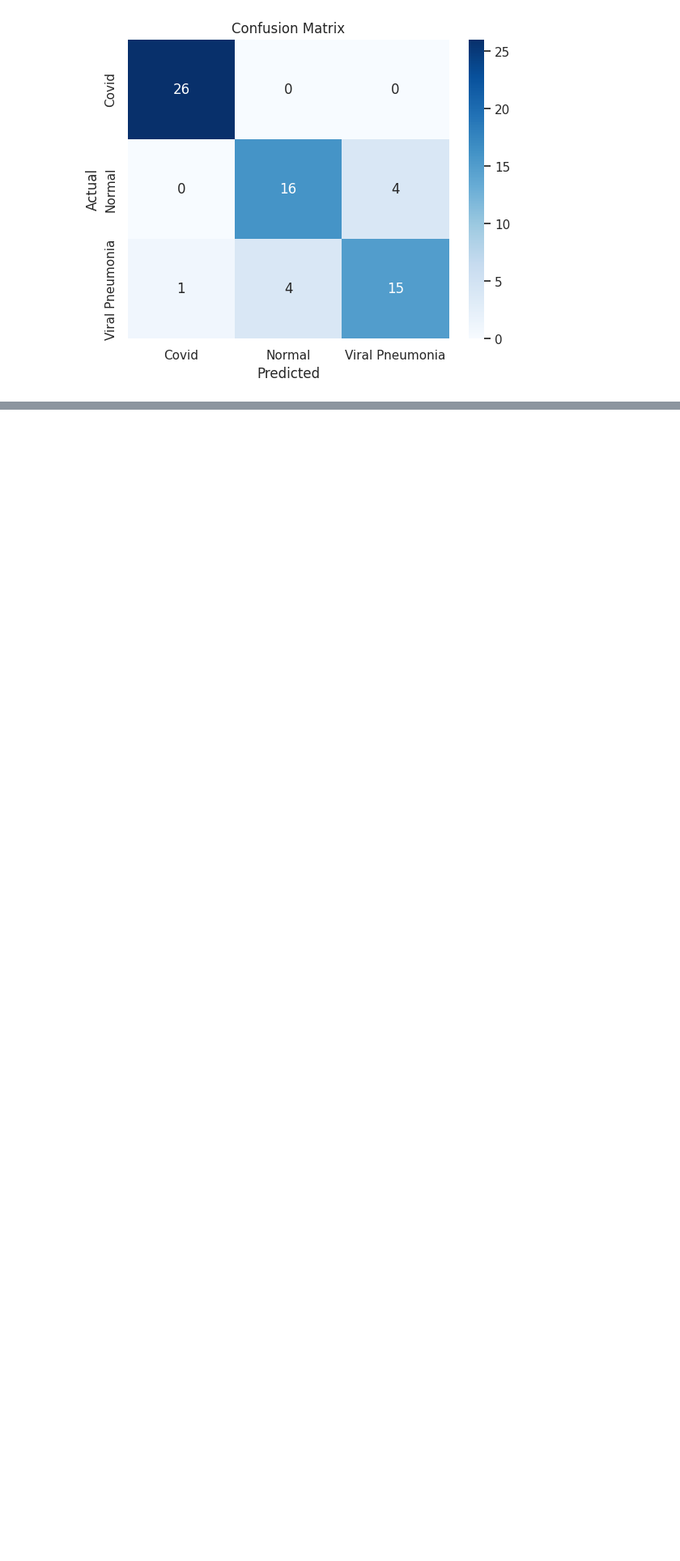
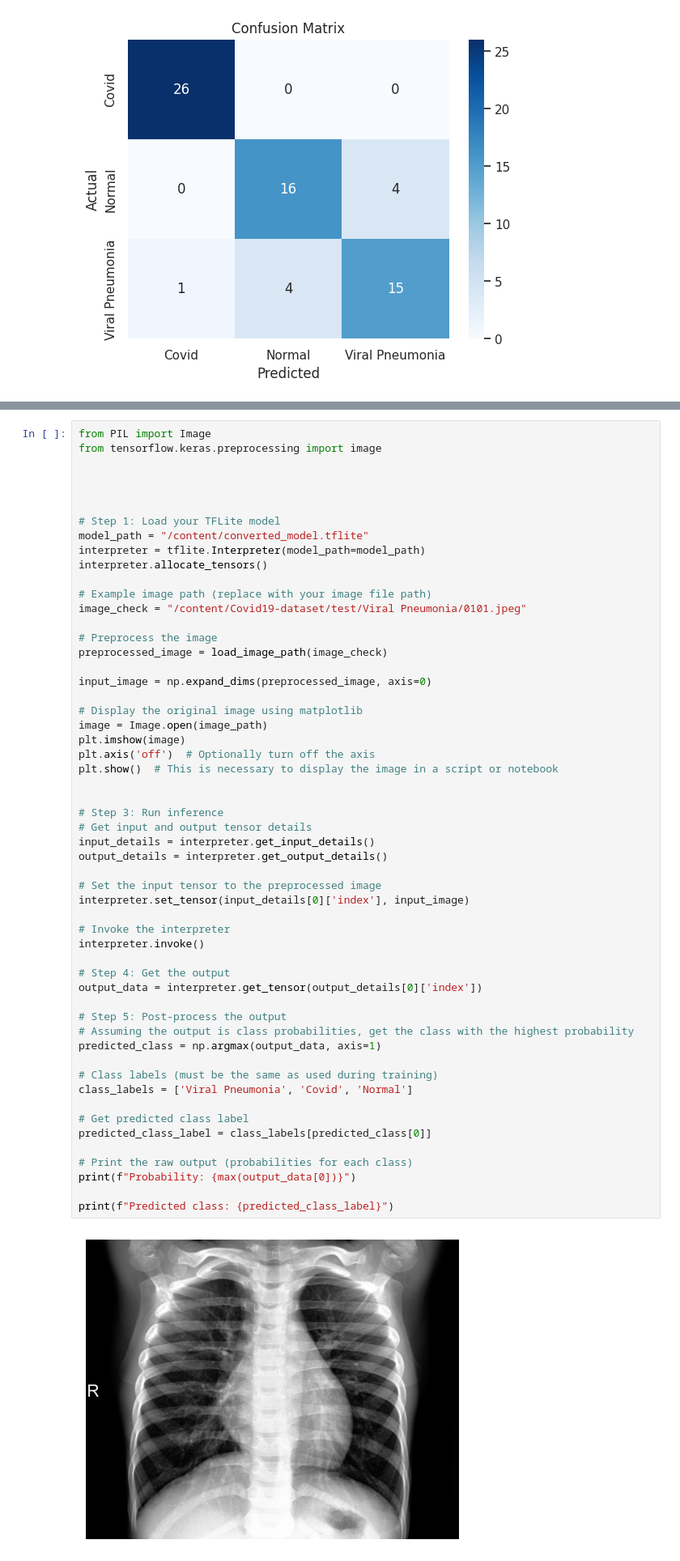
Before and after one commit to OleksiiLatypov/mlzoomcamp-capstone01, a Jupyter notebook: notebook.ipynb, the cells around one changed output, grey strips where cells are left out. Shown at 81% size. Drawn from its saved outputs; the diff is of its cells as text; blank space fills up the shorter version.

```diff
--- a/notebook.ipynb
+++ b/notebook.ipynb
@@ -751,0 +738,57 @@ plt.show()
+# %%
+from PIL import Image
+from tensorflow.keras.preprocessing import image
+
+
+
+
+# Step 1: Load your TFLite model
+model_path = "/content/converted_model.tflite"
+interpreter = tflite.Interpreter(model_path=model_path)
+interpreter.allocate_tensors()
+
+# Example image path (replace with your image file path)
+image_check = "/content/Covid19-dataset/test/Viral Pneumonia/0101.jpeg"
+
+# Preprocess the image
+preprocessed_image = load_image_path(image_check)
+
+input_image = np.expand_dims(preprocessed_image, axis=0)
+
+# Display the original image using matplotlib
+image = Image.open(image_path)
+plt.imshow(image)
+plt.axis('off')  # Optionally turn off the axis
+plt.show()  # This is necessary to display the image in a script or notebook
+
+
+# Step 3: Run inference
+# Get input and output tensor details
+input_details = interpreter.get_input_details()
+output_details = interpreter.get_output_details()
+
+# Set the input tensor to the preprocessed image
+interpreter.set_tensor(input_details[0]['index'], input_image)
+
+# Invoke the interpreter
+interpreter.invoke()
+
+# Step 4: Get the output
+output_data = interpreter.get_tensor(output_details[0]['index'])
+
+# Step 5: Post-process the output
+# Assuming the output is class probabilities, get the class with the highest probability
+predicted_class = np.argmax(output_data, axis=1)
+
+# Class labels (must be the same as used during training)
+class_labels = ['Viral Pneumonia', 'Covid', 'Normal']
+
+# Get predicted class label
+predicted_class_label = class_labels[predicted_class[0]]
+
+# Print the raw output (probabilities for each class)
+print(f"Probability: {max(output_data[0])}")
+
+print(f"Predicted class: {predicted_class_label}")
+# %% [output]
+[figure, added]
```
Also changed, not shown: parts of 21 cells of this notebook.
